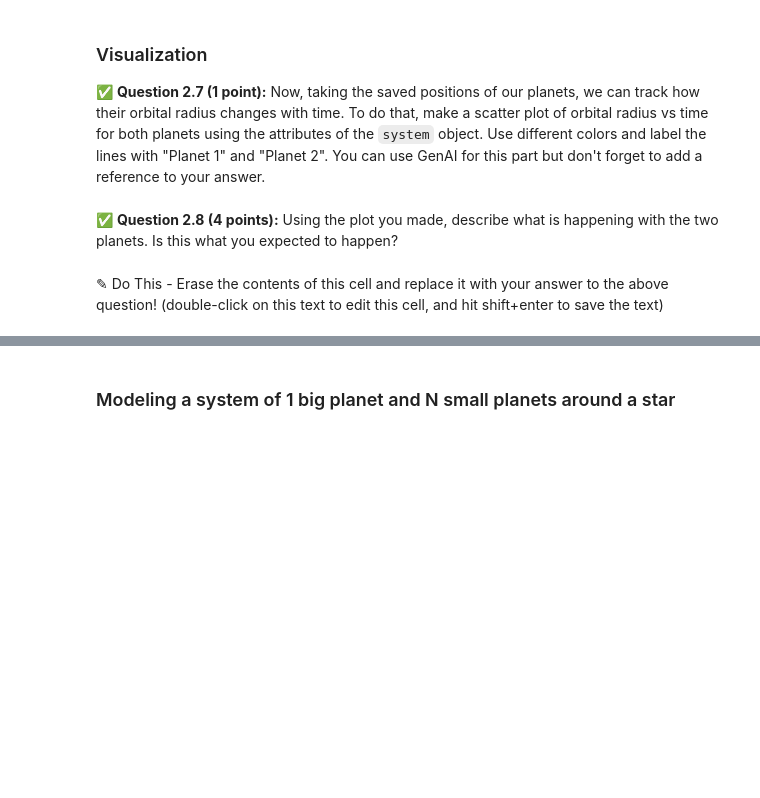
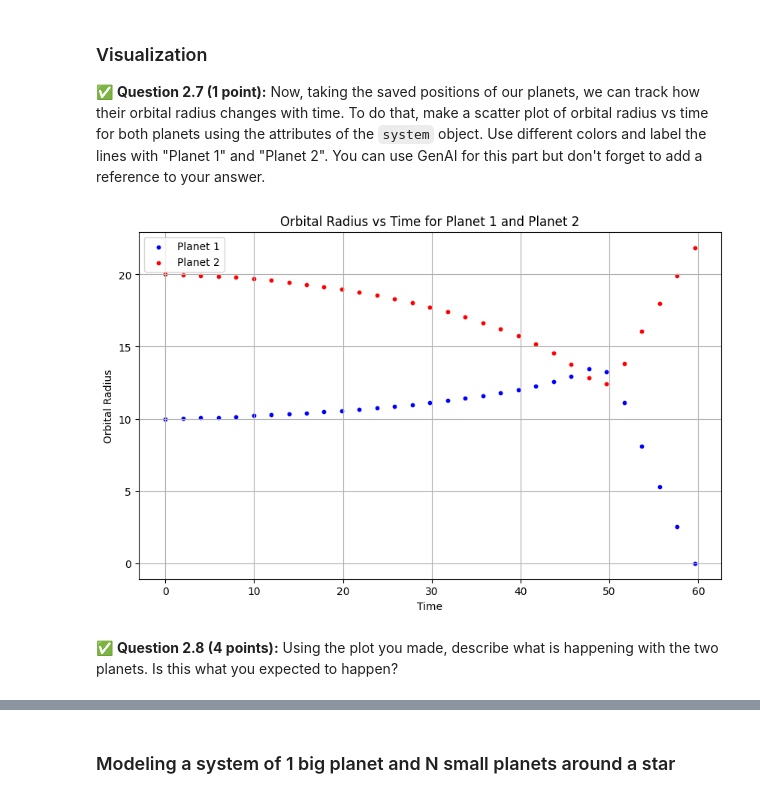
Before and after one commit to KlutzyFella/CMSE202-f25-turnin, a Jupyter notebook: hw-02/HW02_Part1-Orbits-SS25-STUDENT.ipynb, the cells around one changed output, grey strips where cells are left out. Drawn from its saved outputs; the diff is of its cells as text; code cells hidden in the pictures; blank space fills up the shorter version.

```diff
--- a/hw-02/HW02_Part1-Orbits-SS25-STUDENT.ipynb
+++ b/hw-02/HW02_Part1-Orbits-SS25-STUDENT.ipynb
@@ -262,18 +277,33 @@ If we have a system of 2 planets orbiting a star, these planets interact with ea
 ✅ **Question 2.4 (4 points):** Add docstrings to the methods below. You should include a description of what the method does, a description of parameters and and what the method returns.
 # %%
 def calculate_forces(planet1, planet2):
-    ## NOTE: this finds the force planet2 exerts on planet1.
-    ## ADD YOUR DOSCTRING HERE
+    """
+    Calculate the radial force exerted by planet2 on planet1.
+
+    Parameters:
+        planet1 (Planet): The first planet, on which the force is being calculated.
+        planet2 (Planet): The second planet, which exerts the force on planet1.
+
+    Returns:
+        float: The radial force exerted by planet2 on planet1.
+    """
     force_x = planet2.mass * planet1.mass * (planet2.x - planet1.x) / ((planet2.x - planet1.x)**2 + (planet2.y - planet1.y)**2)**(1.5)
     force_y = planet2.mass * planet1.mass *  (planet2.y - planet1.y) / ((planet2.x - planet1.x)**2 + (planet2.y - planet1.y)**2)**(1.5)
     force_radial = force_x * planet1.x/planet1.radius + force_y * planet1.y/planet1.radius
     return force_radial
 
 def take_step(planet, force, delta_time):
-    ##NOTE: this function calculates the step that planet takes in delta_t time of the simulation and updates the properties of the planet.
-    ##There is no return because the changes are done to the planet directly.
-    ## ADD YOUR DOSCTRING HERE
+    """
+    Update the properties of a planet based on the applied force and time step.
 
+    Parameters:
+        planet (Planet): The planet whose properties are being updated.
+        force (float): The radial force acting on the planet.
+        delta_time (float): The time step for the simulation.
+
+    Returns:
+        None: Updates the planet's attributes directly.
+    """
     acceleration = force / planet.mass
     radius_change = 0.5 * acceleration * delta_time**2 + planet.velocity_radial * delta_time
     velocity_change = acceleration * delta_time
@@ -358,7 +518,7 @@ Methods:
 # %%
 pl1 = Planet(1, 10, 400) # planet with mass 1, radius 10 and star mass 400
 pl2 = Planet(1, 20, 400) # planet with mass 1, radius 20 and star mass 400
-system = System(400,) # fill in the needed arguments
+system = System(400, pl1, pl2) # pass the planets as arguments
 system.evolve(2000)
 # %% [markdown]
 ### Visualization
@@ -369,4 +527,21 @@ system.evolve(2000)
+# %%
+# Extract positions for Planet 1 and Planet 2
+planet1_times, planet1_radii = zip(*system.planet1_pos)
+planet2_times, planet2_radii = zip(*system.planet2_pos)
+
+# Create the scatter plot
+plt.figure(figsize=(10, 6))
+plt.scatter(planet1_times, planet1_radii, color='blue', label='Planet 1', s=10)
+plt.scatter(planet2_times, planet2_radii, color='red', label='Planet 2', s=10)
+
+# Add labels, legend, and title
+plt.xlabel('Time')
+plt.ylabel('Orbital Radius')
+plt.title('Orbital Radius vs Time for Planet 1 and Planet 2')
+plt.legend()
+plt.grid(True)
+plt.show()
+# %% [output]
+[figure, added]
 # %% [markdown]
 ✅ **Question 2.8 (4 points):** Using the plot you made, describe what is happening with the two planets. Is this what you expected to happen?
-# %% [markdown]
-✎ Do This - Erase the contents of this cell and replace it with your answer to the above question! (double-click on this text to edit this cell, and hit shift+enter to save the text)
```
Also changed, not shown: parts of 26 cells of this notebook.
